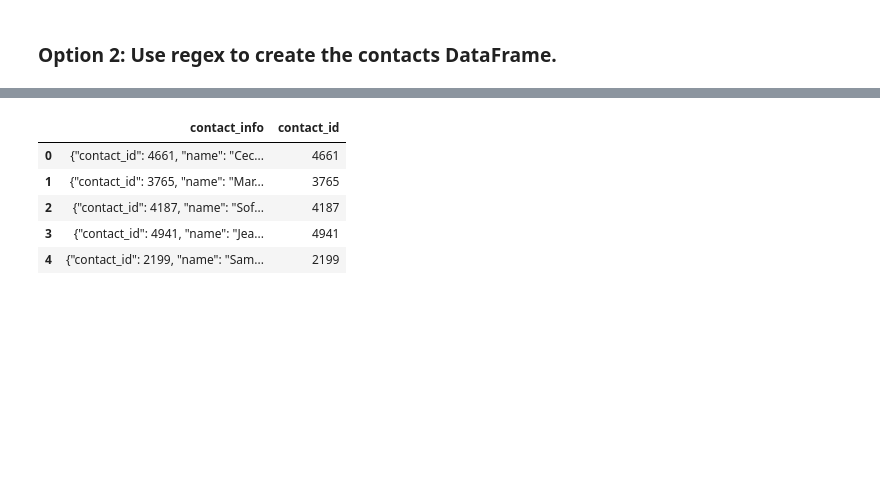
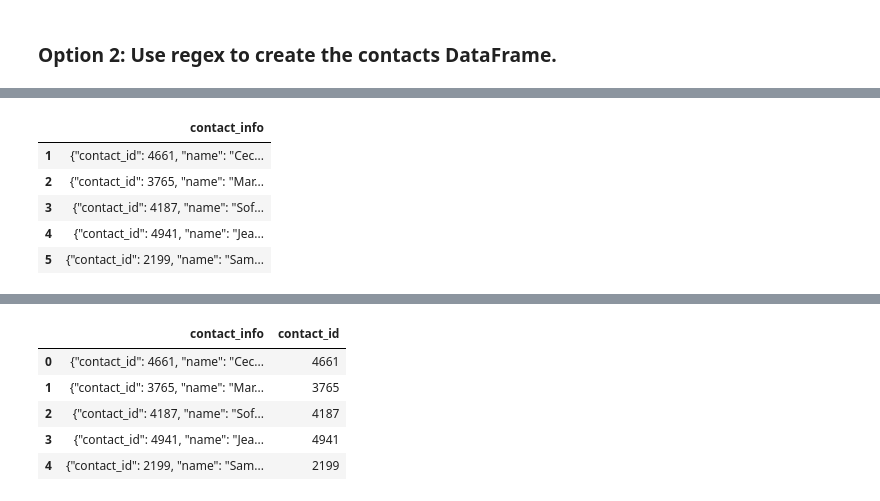
Before and after one commit to downleft/Crowdfunding_ETL, a Jupyter notebook: ETL_Mini_Project_JUpright_BStephenson.ipynb, the cells around one changed output, grey strips where cells are left out. Saved outputs shown, nothing was run; the diff lists cells and outputs as text; code cells hidden in the pictures; blank space fills up the shorter version.

```diff
--- a/ETL_Mini_Project_JUpright_BStephenson.ipynb
+++ b/ETL_Mini_Project_JUpright_BStephenson.ipynb
@@ -417,0 +457,13 @@ contact_info_df_copy.head()
+# %%
+#Fix header https://stackoverflow.com/questions/31328861/replacing-header-with-top-row
+new_header = contact_info_df_copy.iloc[0]
+contact_info_df_copy = contact_info_df_copy[1:]
+contact_info_df_copy.columns = new_header
+contact_info_df_copy.head()
+# %% [output]
+|  | contact_info |
+| 1 | {"contact_id": 4661, "name": "Cec... |
+| 2 | {"contact_id": 3765, "name": "Mar... |
+| 3 | {"contact_id": 4187, "name": "Sof... |
+| 4 | {"contact_id": 4941, "name": "Jea... |
+| 5 | {"contact_id": 2199, "name": "Sam... |
```
Also changed, not shown: parts of 10 cells of this notebook.
